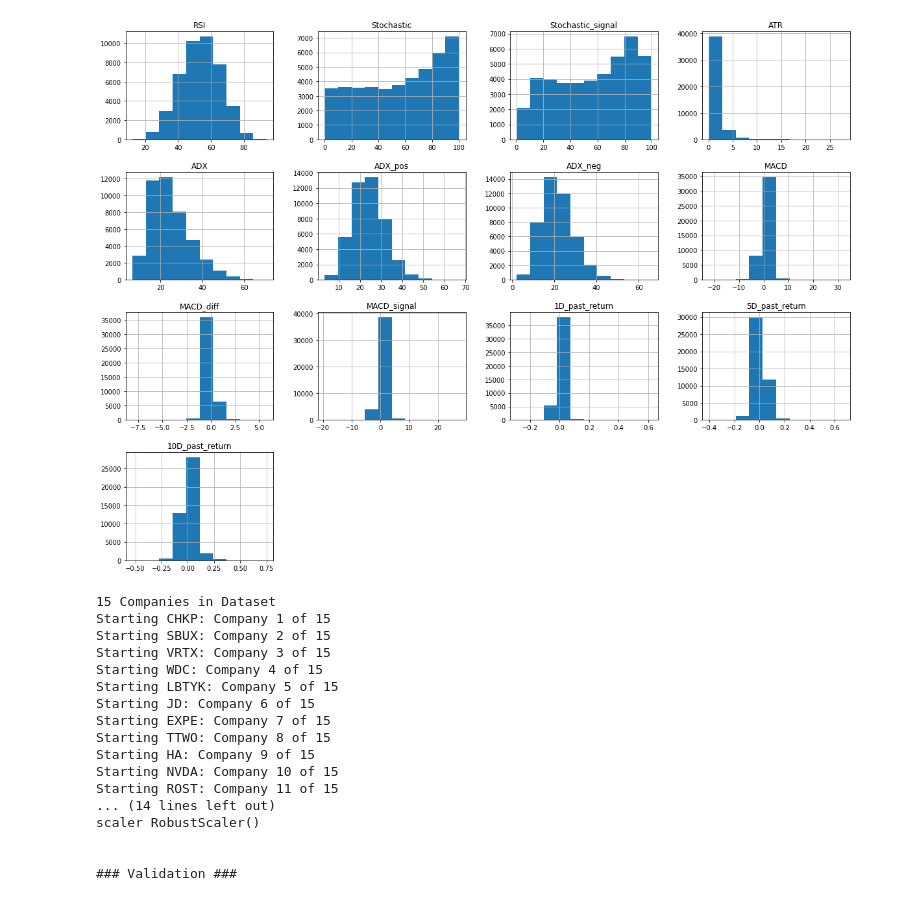
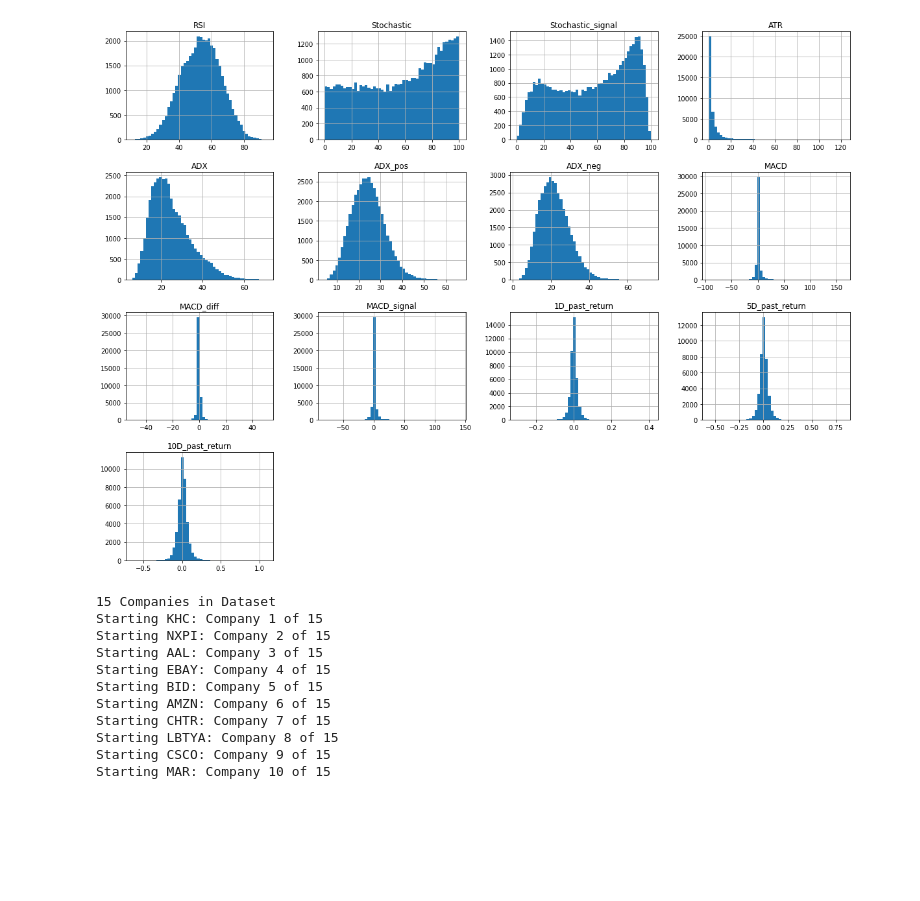
Before and after one commit to marcin-sobocinski/mlchartist, a Jupyter notebook: notebooks/Marcin/random_many_comp.ipynb, the cells around one changed output. Saved outputs shown, nothing was run; the diff lists cells and outputs as text; code cells hidden in the pictures; blank space fills up the shorter version.

```diff
--- a/notebooks/Marcin/random_many_comp.ipynb
+++ b/notebooks/Marcin/random_many_comp.ipynb
@@ -82,12 +74,14 @@ joined_df
 # %%
-joined_df[INPUT_COLS].hist(figsize=(20, 15))
+# Plots distribution of the input df without removing outliers
+
+joined_df[INPUT_COLS].hist(figsize=(20, 15), bins=50)
 plt.show()
 # %% [output]
-[figure, old version]
+[figure, new version]
 # %%
 
 TARGET_COLS=['10D_return_bin']
-outlier_validation={'1D_past_return': [-0.4, 0.4]}
+outlier_validation={'1D_past_return': [-0.3, 0.3]}
 
 stride = 1
 
@@ -98,7 +92,7 @@ train_x, train_y, test_x, test_y, scaler = full_dataset_randomised_arrays_(joine
                                                                                 outlier_threshold=1,
                                                                                 outlier_validation=outlier_validation,
                                                                                 check_train_outliers=True,
-                                                                                check_test_outliers=True,
+                                                                                check_test_outliers=False,
                                                                                 target_col=TARGET_COLS,
                                                                                 time_window=30,
                                                                                 test_set_size='2Y')
@@ -115,32 +109,18 @@ print('scaler', scaler)
 print('')
 print('')
 print('### Validation ###')
-#
-# print('google_train', len(google_train)/stride)
-# print('google_test', len(google_test)/stride)
-# print('amazon_train', len(amazon_train)/stride)
-# print('amazon_test', len(amazon_test)/stride)
-
-# print('all trains sets', (len(apple_train) + len(google_train) + len(amazon_train))/stride)
-# print('all tests sets', (len(apple_test) + len(google_test) + len(amazon_test))/stride)
 # %% [output]
 15 Companies in Dataset
-Starting CHKP: Company 1 of 15
-Starting SBUX: Company 2 of 15
-Starting VRTX: Company 3 of 15
-Starting WDC: Company 4 of 15
-Starting LBTYK: Company 5 of 15
-Starting JD: Company 6 of 15
-Starting EXPE: Company 7 of 15
-Starting TTWO: Company 8 of 15
-Starting HA: Company 9 of 15
-Starting NVDA: Company 10 of 15
-Starting ROST: Company 11 of 15
-... (14 lines left out)
-scaler RobustScaler()
-
-
-### Validation ###
+Starting KHC: Company 1 of 15
+Starting NXPI: Company 2 of 15
+Starting AAL: Company 3 of 15
+Starting EBAY: Company 4 of 15
+Starting BID: Company 5 of 15
+Starting AMZN: Company 6 of 15
+Starting CHTR: Company 7 of 15
+Starting LBTYA: Company 8 of 15
+Starting CSCO: Company 9 of 15
+Starting MAR: Company 10 of 15
 # %%
 train_y.shape
 # %% [output]
```
Also changed, not shown: parts of 17 cells of this notebook, 1 other file.
